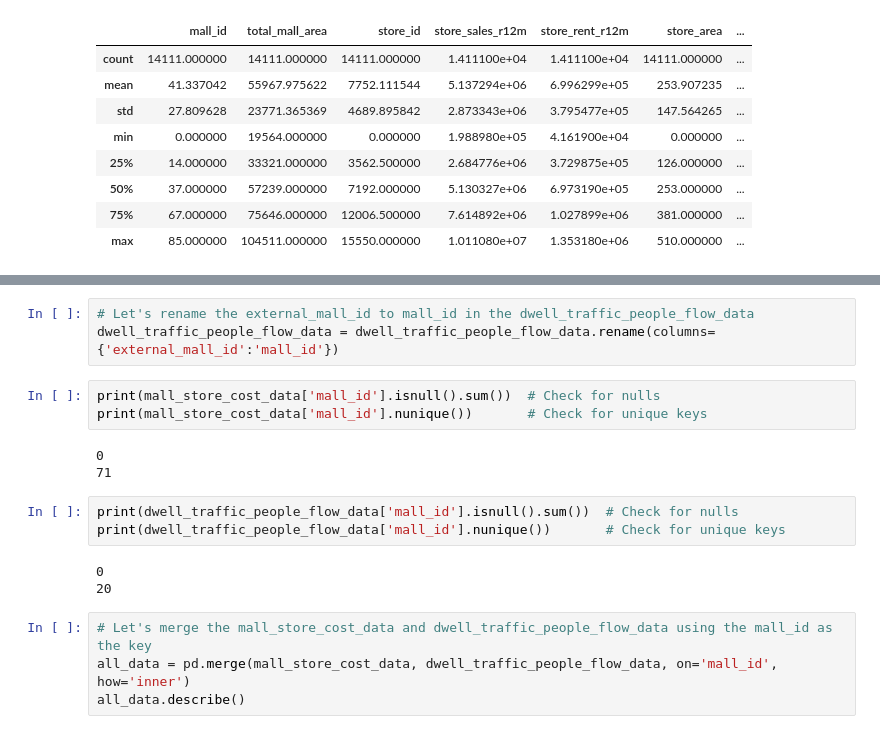
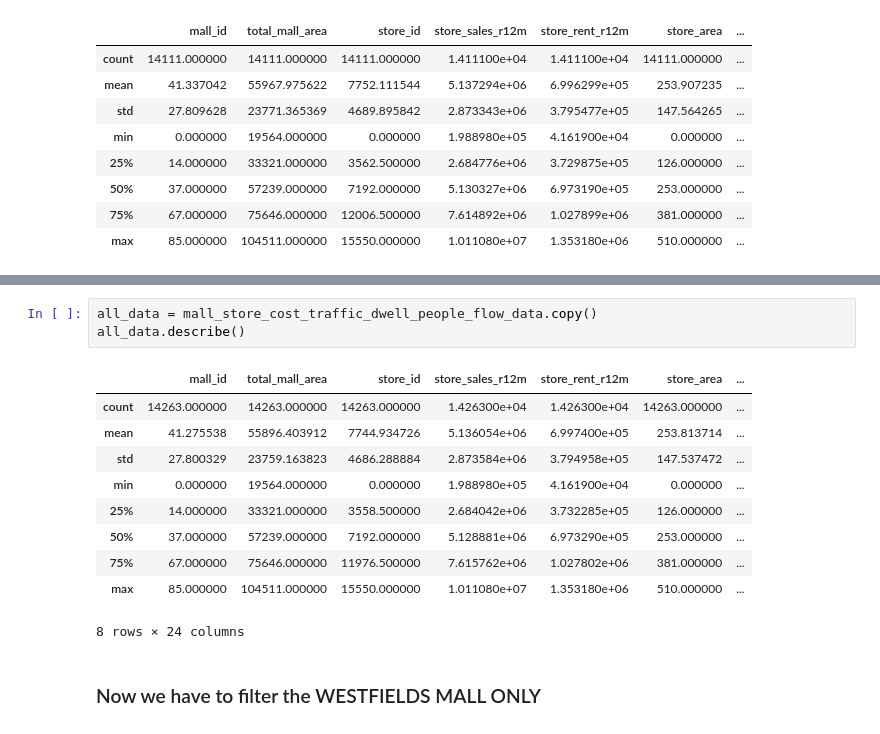
Before and after one commit to JokyHub/Data-Challenge-URW-HEC, a Jupyter notebook: notebooks/notebook-eda.ipynb, the cells around one changed output, grey strips where cells are left out. Drawn from its saved outputs; the diff is of its cells as text.

```diff
--- a/notebooks/notebook-eda.ipynb
+++ b/notebooks/notebook-eda.ipynb
@@ -266,19 +277,16 @@ Used Memory: 8.84 GB
-# %%
-# Let's rename the external_mall_id to mall_id in the dwell_traffic_people_flow_data
-dwell_traffic_people_flow_data = dwell_traffic_people_flow_data.rename(columns={'external_mall_id':'mall_id'})
-# %%
-print(mall_store_cost_data['mall_id'].isnull().sum())  # Check for nulls
-print(mall_store_cost_data['mall_id'].nunique())       # Check for unique keys
-# %% [output]
-0
-71
-# %%
-print(dwell_traffic_people_flow_data['mall_id'].isnull().sum())  # Check for nulls
-print(dwell_traffic_people_flow_data['mall_id'].nunique())       # Check for unique keys
-# %% [output]
-0
-20
-# %%
-# Let's merge the mall_store_cost_data and dwell_traffic_people_flow_data using the mall_id as the key
-all_data = pd.merge(mall_store_cost_data, dwell_traffic_people_flow_data, on='mall_id', how='inner')
-all_data.describe()
+# %%
+all_data = mall_store_cost_traffic_dwell_people_flow_data.copy()
+all_data.describe()
+# %% [output]
+|  | mall_id | total_mall_area | store_id | store_sales_r12m | store_rent_r12m | store_area | ... |
+| count | 14263.000000 | 14263.000000 | 14263.000000 | 1.426300e+04 | 1.426300e+04 | 14263.000000 | ... |
+| mean | 41.275538 | 55896.403912 | 7744.934726 | 5.136054e+06 | 6.997400e+05 | 253.813714 | ... |
+| std | 27.800329 | 23759.163823 | 4686.288884 | 2.873584e+06 | 3.794958e+05 | 147.537472 | ... |
+| min | 0.000000 | 19564.000000 | 0.000000 | 1.988980e+05 | 4.161900e+04 | 0.000000 | ... |
+| 25% | 14.000000 | 33321.000000 | 3558.500000 | 2.684042e+06 | 3.732285e+05 | 126.000000 | ... |
+| 50% | 37.000000 | 57239.000000 | 7192.000000 | 5.128881e+06 | 6.973290e+05 | 253.000000 | ... |
+| 75% | 67.000000 | 75646.000000 | 11976.500000 | 7.615762e+06 | 1.027802e+06 | 381.000000 | ... |
+| max | 85.000000 | 104511.000000 | 15550.000000 | 1.011080e+07 | 1.353180e+06 | 510.000000 | ... |
+8 rows × 24 columns
+# %% [markdown]
+### Now we have to filter the WESTFIELDS MALL ONLY
```
Also changed, not shown: parts of 9 cells of this notebook.
